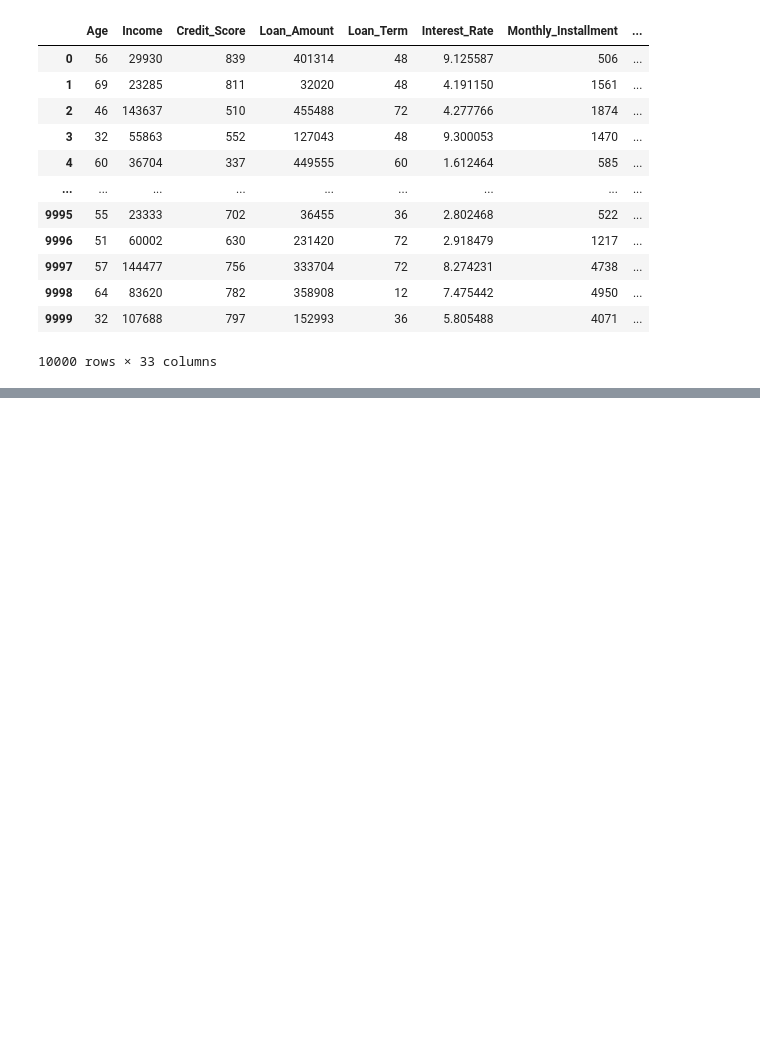
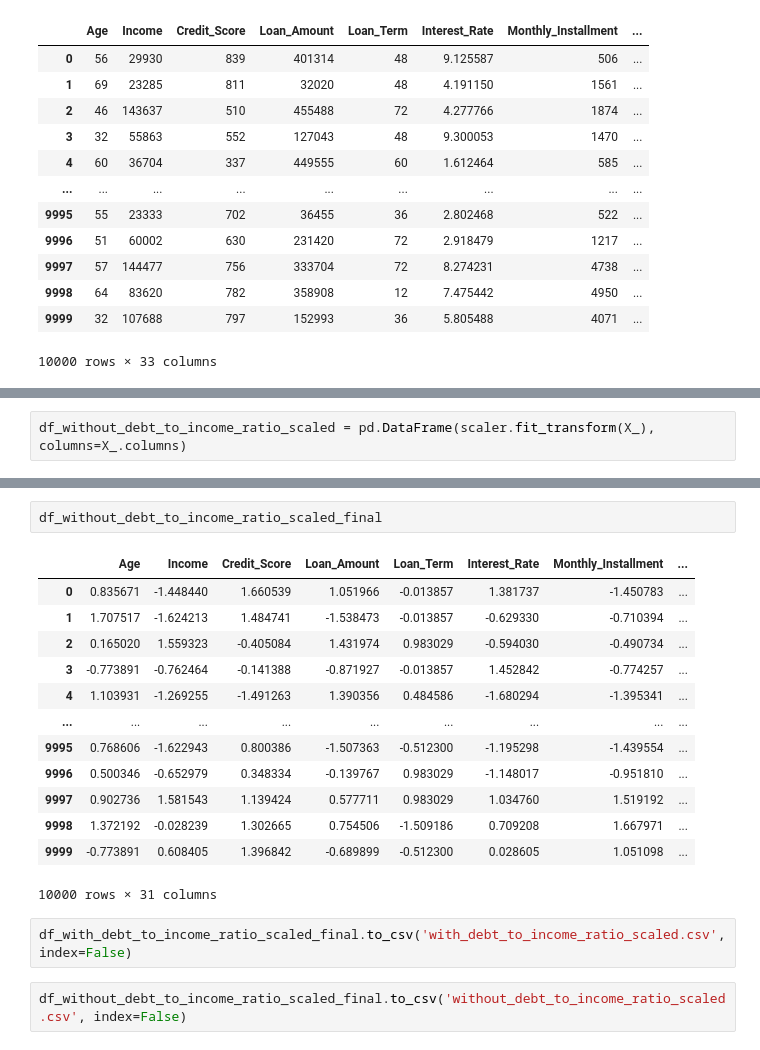
Before and after one commit to Pallavi5775/practice_set_1_overfitting, a Jupyter notebook: pp.ipynb, the cells around one changed output, grey strips where cells are left out. Cells and saved outputs as stored; diff of their text form; blank space fills up the shorter version.

```diff
--- a/pp.ipynb
+++ b/pp.ipynb
@@ -20,0 +287,2 @@ df
+# %%
+df_without_debt_to_income_ratio_scaled = pd.DataFrame(scaler.fit_transform(X_), columns=X_.columns)
@@ -20,0 +309,20 @@ df
+# %%
+df_without_debt_to_income_ratio_scaled_final
+# %% [output]
+|  | Age | Income | Credit_Score | Loan_Amount | Loan_Term | Interest_Rate | Monthly_Installment | ... |
+| 0 | 0.835671 | -1.448440 | 1.660539 | 1.051966 | -0.013857 | 1.381737 | -1.450783 | ... |
+| 1 | 1.707517 | -1.624213 | 1.484741 | -1.538473 | -0.013857 | -0.629330 | -0.710394 | ... |
+| 2 | 0.165020 | 1.559323 | -0.405084 | 1.431974 | 0.983029 | -0.594030 | -0.490734 | ... |
+| 3 | -0.773891 | -0.762464 | -0.141388 | -0.871927 | -0.013857 | 1.452842 | -0.774257 | ... |
+| 4 | 1.103931 | -1.269255 | -1.491263 | 1.390356 | 0.484586 | -1.680294 | -1.395341 | ... |
+| ... | ... | ... | ... | ... | ... | ... | ... | ... |
+| 9995 | 0.768606 | -1.622943 | 0.800386 | -1.507363 | -0.512300 | -1.195298 | -1.439554 | ... |
+| 9996 | 0.500346 | -0.652979 | 0.348334 | -0.139767 | 0.983029 | -1.148017 | -0.951810 | ... |
+| 9997 | 0.902736 | 1.581543 | 1.139424 | 0.577711 | 0.983029 | 1.034760 | 1.519192 | ... |
+| 9998 | 1.372192 | -0.028239 | 1.302665 | 0.754506 | -1.509186 | 0.709208 | 1.667971 | ... |
+| 9999 | -0.773891 | 0.608405 | 1.396842 | -0.689899 | -0.512300 | 0.028605 | 1.051098 | ... |
+10000 rows × 31 columns
+# %%
+df_with_debt_to_income_ratio_scaled_final.to_csv('with_debt_to_income_ratio_scaled.csv', index=False)
+# %%
+df_without_debt_to_income_ratio_scaled_final.to_csv('without_debt_to_income_ratio_scaled.csv', index=False)
```
Also changed, not shown: parts of 27 cells of this notebook, 3 other files.
